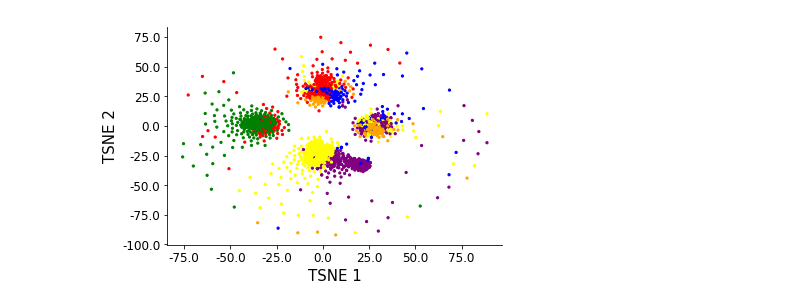
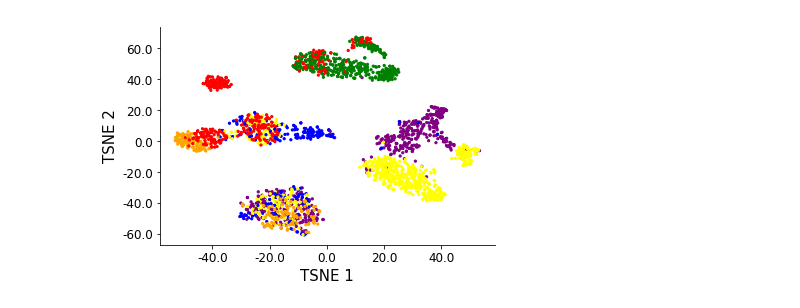
Before and after one commit to evawyf/284-team-project, a Jupyter notebook: t-SNE.ipynb, the cells around one changed output. Cells and saved outputs as stored; diff of their text form; code cells hidden in the pictures.

Commit message:
changed tsne code

```diff
--- a/t-SNE.ipynb
+++ b/t-SNE.ipynb
@@ -6,3 +6,8 @@ import numpy as np
 import pandas as pd
 from sklearn.manifold import TSNE
 from sklearn.cluster import KMeans
+# %%
+# Only using the top 15 PCs
+pc = np.load('./PCA_top100.npy')
+pc = pc[:,0:15]
+print(np.shape(pc))
@@ -23,5 +30,5 @@ from sklearn.cluster import KMeans
 #         df += [l]
 # %%
 #Perform tSNE
-# tSNE = TSNE(n_components=2).fit_transform(np.transpose(df))
-# print(tSNE)
+tSNE = TSNE(n_components=2).fit_transform(pc)
+print(np.shape(tSNE))
@@ -33,14 +36,0 @@ from sklearn.cluster import KMeans
-# %%
-#Load tSNE data
-tSNE = []
-with open('data_tsne.txt') as f:
-    tSNE = [line.lstrip("[").rstrip("]\n").split(" ") for line in f]
-# %%
-tsne = []
-for l in tSNE:
-    line = []
-    for s in l:
-        if s != "":
-            line += [float(s)]
-    tsne += [line]
-tsne = np.array(tsne)
@@ -56,35 +56,35 @@ with open("df_pop.csv", "r") as f:
 
 pop_to_color = {"ACB": "blue", "ASW": "blue", "BEB": "blue",
                 "CDX": "green", "CHB": "green", "CHS": "green", "JPT": "green",
                  "CEU": "yellow", "ESN": "yellow", "FIN": "yellow", "GBR": "yellow", "IBS": "yellow", "ITU": "yellow", "TSI": "yellow",
                 "CLM": "purple", "MXL": "purple", "PEL": "purple", "PJL": "purple", "PUR": "purple", "STU": "purple",
                 "GIH": "orange", "GWD": "orange",
                 "KHV": "red", "LWK": "red","MSL": "red", "YRI": "red",
                }
 
 colors = []
 sample_names = []
 for sample in sample_to_pop.values():
     if len(sample) == 3:
         color = pop_to_color[sample]
         colors.append(color)
 
-tsne1 = tsne[0:, 0:1].transpose()[0]
-tsne2 = tsne[0:, 1:2].transpose()[0]
+tsne1 = tSNE[0:, 0:1].transpose()[0]
+tsne2 = tSNE[0:, 1:2].transpose()[0]
 
 # Make the plot
 fig = plt.figure()
 ax = fig.add_subplot(111)
 ax.scatter(tsne1, tsne2, color=colors, s=5)
 ax.set_xlabel("TSNE 1", size=15)
 ax.set_ylabel("TSNE 2", size=15)
 ax.set_xticklabels(ax.get_xticks(), size=12)
 ax.set_yticklabels(ax.get_yticks(), size=12)
 ax.spines["top"].set_visible(False);
 ax.spines["right"].set_visible(False);
 ax.get_xaxis().tick_bottom();
 ax.get_yaxis().tick_left();
 # %% [output]
-[figure, old version]
+[figure, new version]
 # %%
 #Perform kmeans clustering into 6 clusters
```
Also changed, not shown: parts of 11 cells of this notebook, 2 other files.
